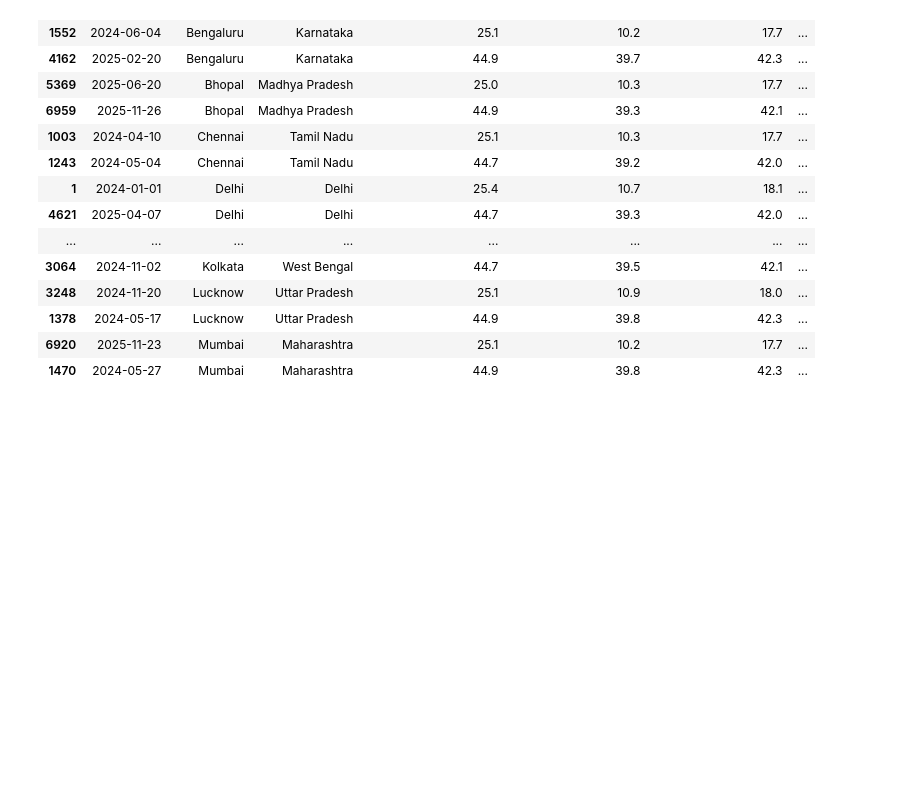
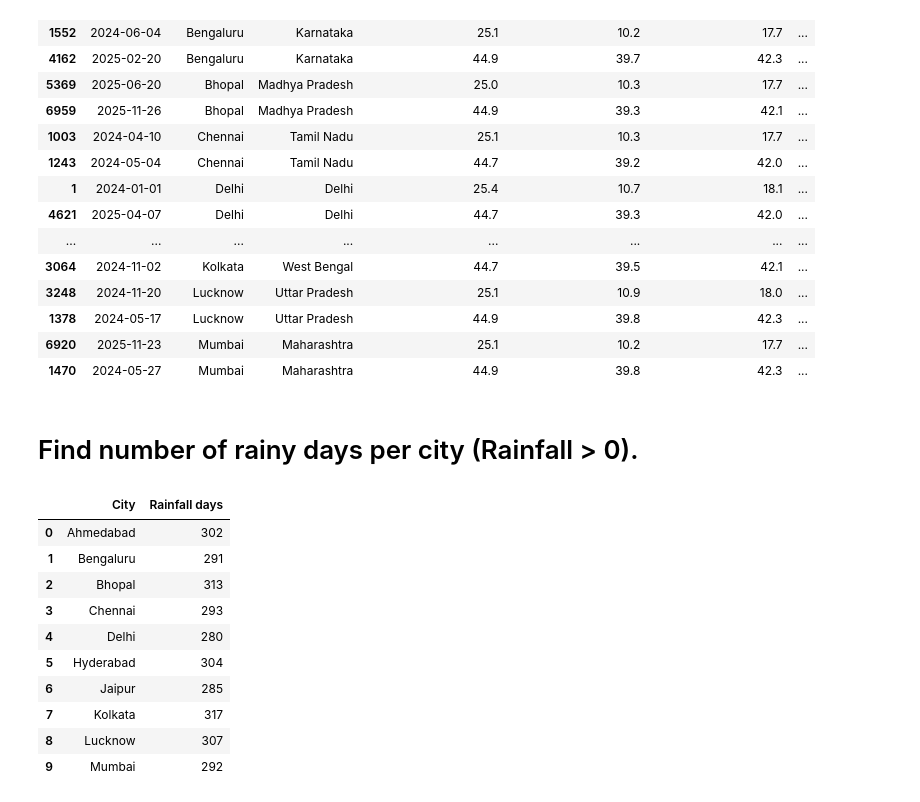
Before and after one commit to MuraliAirody/PyAi_Foundation, a Jupyter notebook: Practice/climate.ipynb, the cells around one changed output. Cells and saved outputs as stored; diff of their text form; code cells hidden in the pictures; blank space fills up the shorter version.

Commit message:
number of rainy days per city

```diff
--- a/Practice/climate.ipynb
+++ b/Practice/climate.ipynb
@@ -275,3 +275,21 @@ extreme_days
 | 1378 | 2024-05-17 | Lucknow | Uttar Pradesh | 44.9 | 39.8 | 42.3 | ... |
 | 6920 | 2025-11-23 | Mumbai | Maharashtra | 25.1 | 10.2 | 17.7 | ... |
 | 1470 | 2024-05-27 | Mumbai | Maharashtra | 44.9 | 39.8 | 42.3 | ... |
+# %% [markdown]
+# Find number of rainy days per city (Rainfall > 0).
+# %%
+rain_fall = master_data[master_data["Rainfall (mm)"]>0].groupby("City").size()
+
+rain_fall.reset_index(name="Rainfall days")
+# %% [output]
+|  | City | Rainfall days |
+| 0 | Ahmedabad | 302 |
+| 1 | Bengaluru | 291 |
+| 2 | Bhopal | 313 |
+| 3 | Chennai | 293 |
+| 4 | Delhi | 280 |
+| 5 | Hyderabad | 304 |
+| 6 | Jaipur | 285 |
+| 7 | Kolkata | 317 |
+| 8 | Lucknow | 307 |
+| 9 | Mumbai | 292 |
```
